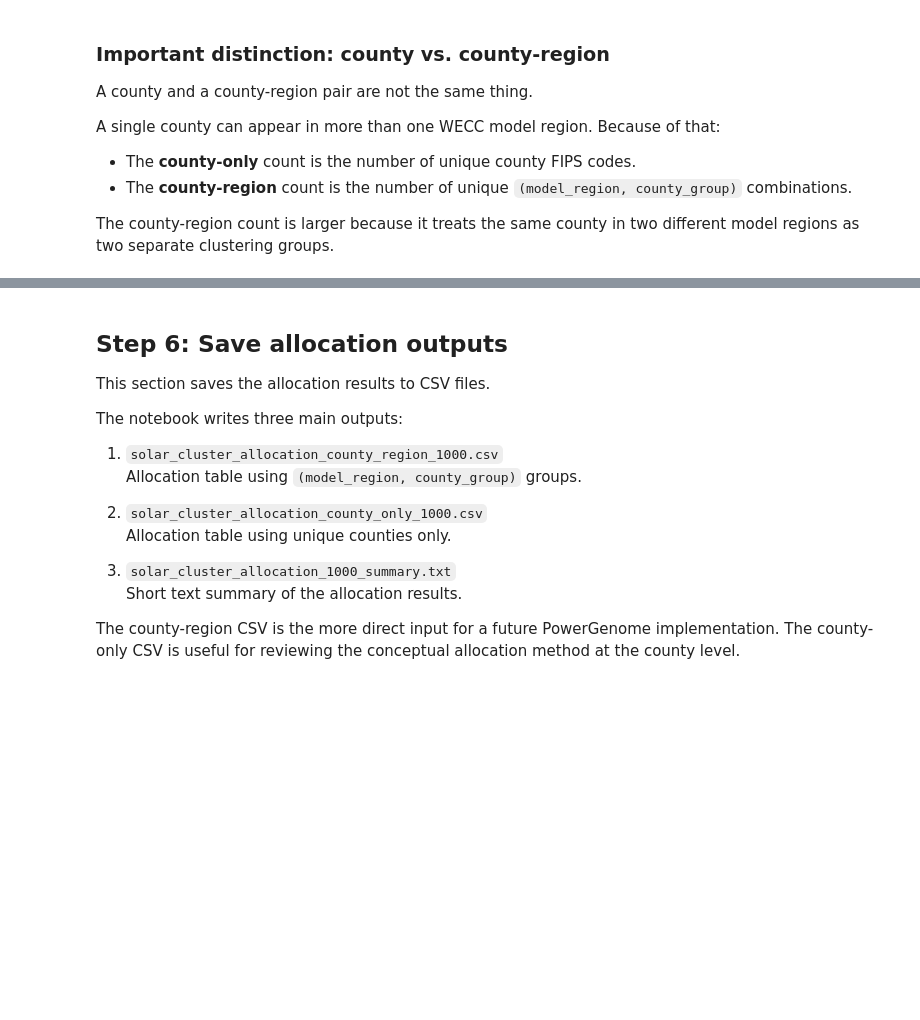
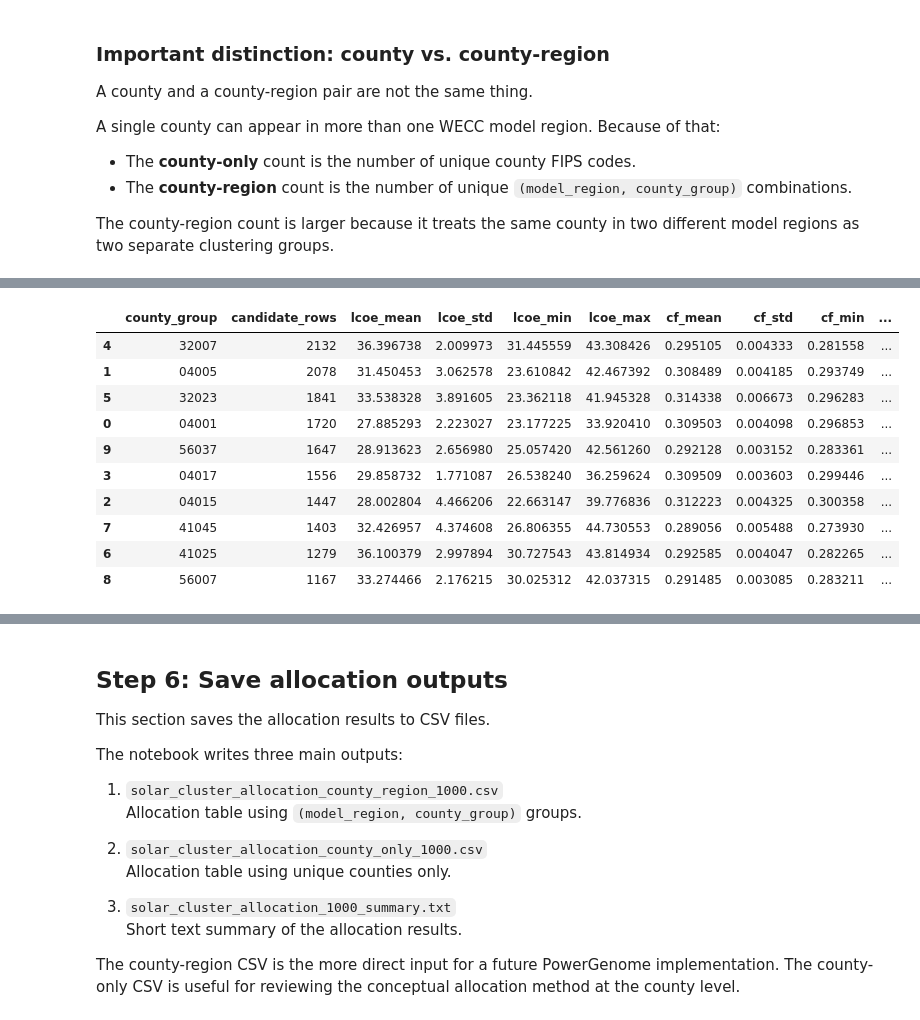
Before and after one commit to laurenthanhvo/solar-county-analysis, a Jupyter notebook: notebooks/allocate_1000_solar_clusters.ipynb, the cells around one changed output, grey strips where cells are left out. Drawn from its saved outputs; the diff is of its cells as text; code cells hidden in the pictures; blank space fills up the shorter version.

```diff
--- a/notebooks/allocate_1000_solar_clusters.ipynb
+++ b/notebooks/allocate_1000_solar_clusters.ipynb
@@ -410,0 +509,12 @@ The county-region count is larger because it treats the same county in two diffe
+# %%
+# Look at the largest counties by candidate row count
+
+large_counties = (
+    wecc.groupby(county_col)
+    .size()
+    .reset_index(name="candidate_rows")
+    .sort_values("candidate_rows", ascending=False)
+    .head(10)
+)
+
+large_counties
@@ -410,0 +533,36 @@ The county-region count is larger because it treats the same county in two diffe
+# %%
+large_county_ids = large_counties[county_col].tolist()
+
+large_county_variability = (
+    wecc[wecc[county_col].isin(large_county_ids)]
+    .groupby(county_col)
+    .agg(
+        candidate_rows=(lcoe_col, "size"),
+        lcoe_mean=(lcoe_col, "mean"),
+        lcoe_std=(lcoe_col, "std"),
+        lcoe_min=(lcoe_col, "min"),
+        lcoe_max=(lcoe_col, "max"),
+        cf_mean=(cf_col, "mean"),
+        cf_std=(cf_col, "std"),
+        cf_min=(cf_col, "min"),
+        cf_max=(cf_col, "max"),
+    )
+    .reset_index()
+)
+
+large_county_variability["lcoe_range"] = large_county_variability["lcoe_max"] - large_county_variability["lcoe_min"]
+large_county_variability["cf_range"] = large_county_variability["cf_max"] - large_county_variability["cf_min"]
+
+large_county_variability.sort_values("candidate_rows", ascending=False)
+# %% [output]
+|  | county_group | candidate_rows | lcoe_mean | lcoe_std | lcoe_min | lcoe_max | cf_mean | cf_std | cf_min | ... |
+| 4 | 32007 | 2132 | 36.396738 | 2.009973 | 31.445559 | 43.308426 | 0.295105 | 0.004333 | 0.281558 | ... |
+| 1 | 04005 | 2078 | 31.450453 | 3.062578 | 23.610842 | 42.467392 | 0.308489 | 0.004185 | 0.293749 | ... |
+| 5 | 32023 | 1841 | 33.538328 | 3.891605 | 23.362118 | 41.945328 | 0.314338 | 0.006673 | 0.296283 | ... |
+| 0 | 04001 | 1720 | 27.885293 | 2.223027 | 23.177225 | 33.920410 | 0.309503 | 0.004098 | 0.296853 | ... |
+| 9 | 56037 | 1647 | 28.913623 | 2.656980 | 25.057420 | 42.561260 | 0.292128 | 0.003152 | 0.283361 | ... |
+| 3 | 04017 | 1556 | 29.858732 | 1.771087 | 26.538240 | 36.259624 | 0.309509 | 0.003603 | 0.299446 | ... |
+| 2 | 04015 | 1447 | 28.002804 | 4.466206 | 22.663147 | 39.776836 | 0.312223 | 0.004325 | 0.300358 | ... |
+| 7 | 41045 | 1403 | 32.426957 | 4.374608 | 26.806355 | 44.730553 | 0.289056 | 0.005488 | 0.273930 | ... |
+| 6 | 41025 | 1279 | 36.100379 | 2.997894 | 30.727543 | 43.814934 | 0.292585 | 0.004047 | 0.282265 | ... |
+| 8 | 56007 | 1167 | 33.274466 | 2.176215 | 30.025312 | 42.037315 | 0.291485 | 0.003085 | 0.283211 | ... |
```
Also changed, not shown: parts of 9 cells of this notebook, 2 other files.
